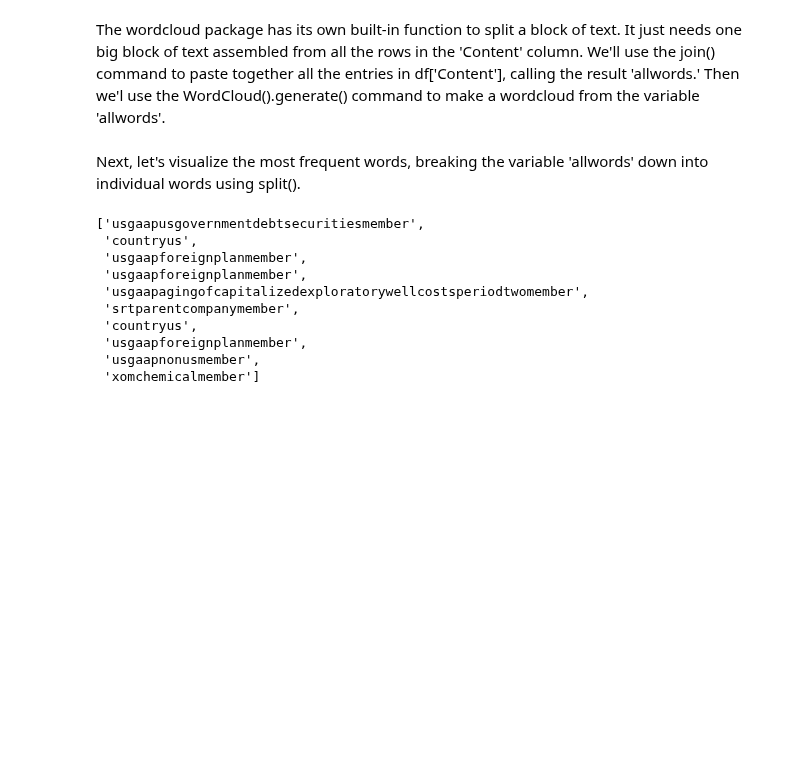
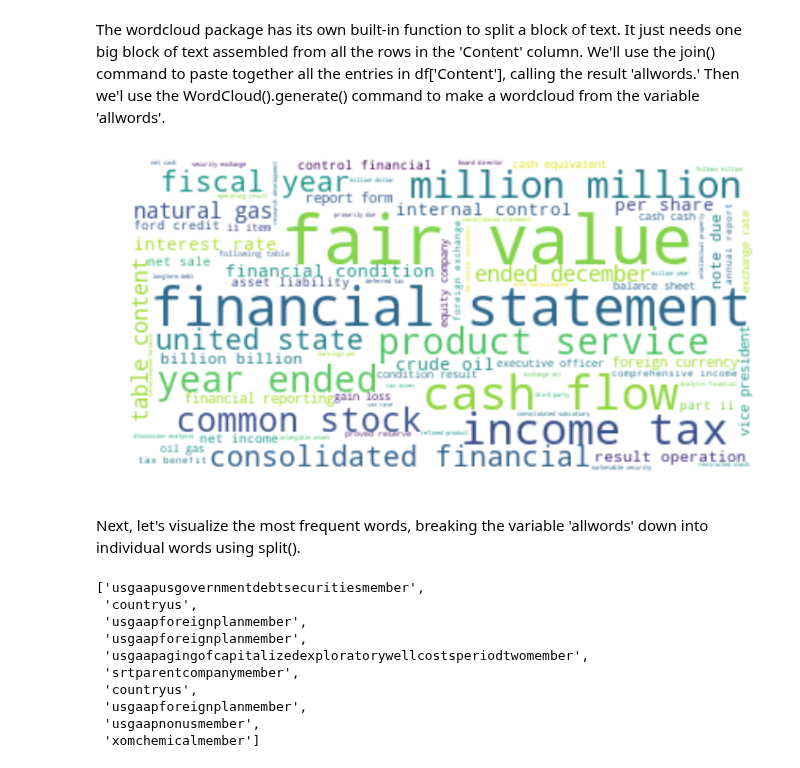
Before and after one commit to stephbuon/digital-history, a Jupyter notebook: hist3368-week5-plotting-change-over-time/hist3368-week5-access-data.ipynb, the cells around one changed output. Cells and saved outputs as stored; diff of their text form; code cells hidden in the pictures; blank space fills up the shorter version.

```diff
--- a/hist3368-week5-plotting-change-over-time/hist3368-week5-access-data.ipynb
+++ b/hist3368-week5-plotting-change-over-time/hist3368-week5-access-data.ipynb
@@ -100,10 +179,12 @@ stop_set = set(stop) # use the Python native command "set" to streamline how the
 # %%
 allwords = " ".join(df['Content'])
 wordcloud = WordCloud(stopwords=stop, background_color="white").generate(allwords)
-plt.figure(figsize=(12, 12), dpi = 300)
+plt.figure(figsize=(12, 12))
 plt.imshow(wordcloud, interpolation='bilinear')
 plt.axis("off")
 plt.show()
+# %% [output]
+[figure, added]
 # %% [markdown]
 Next, let's visualize the most frequent words, breaking the variable 'allwords' down into individual words using split().
 # %%
```
Also changed, not shown: parts of 119 cells of this notebook.
